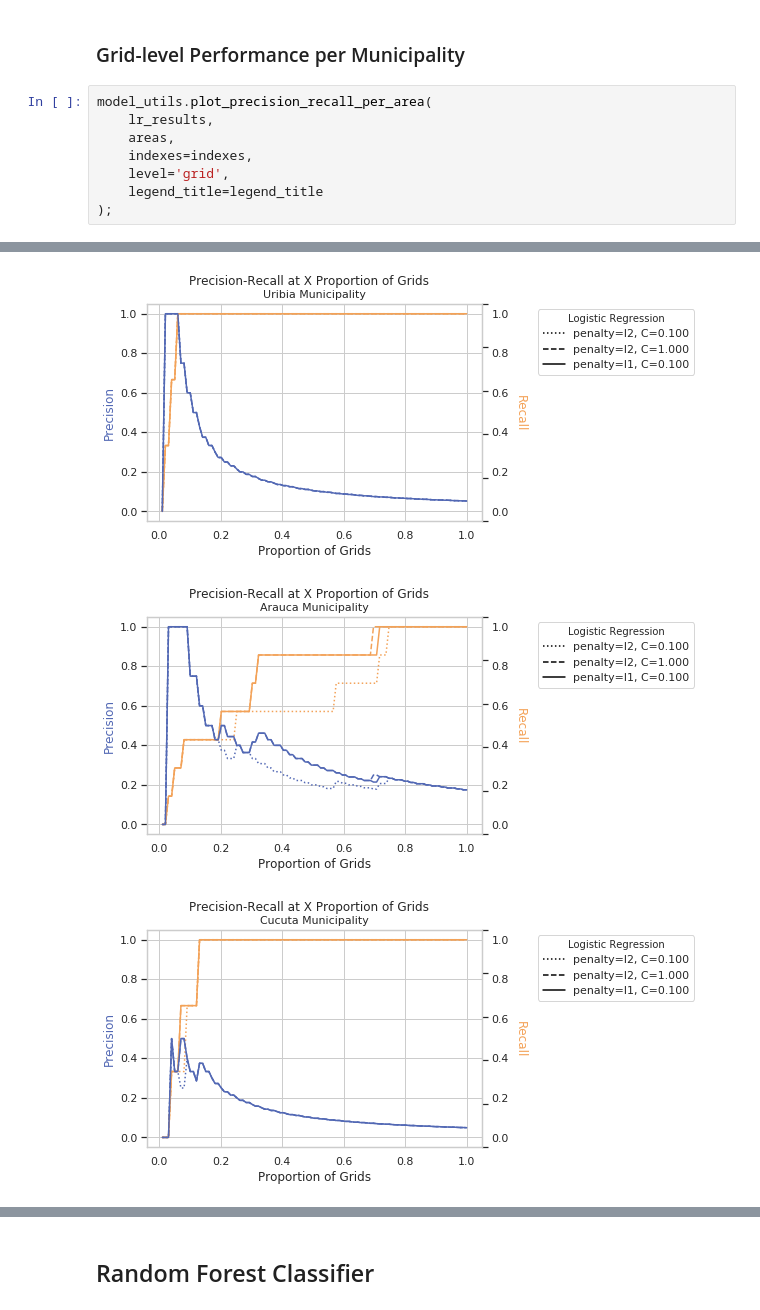
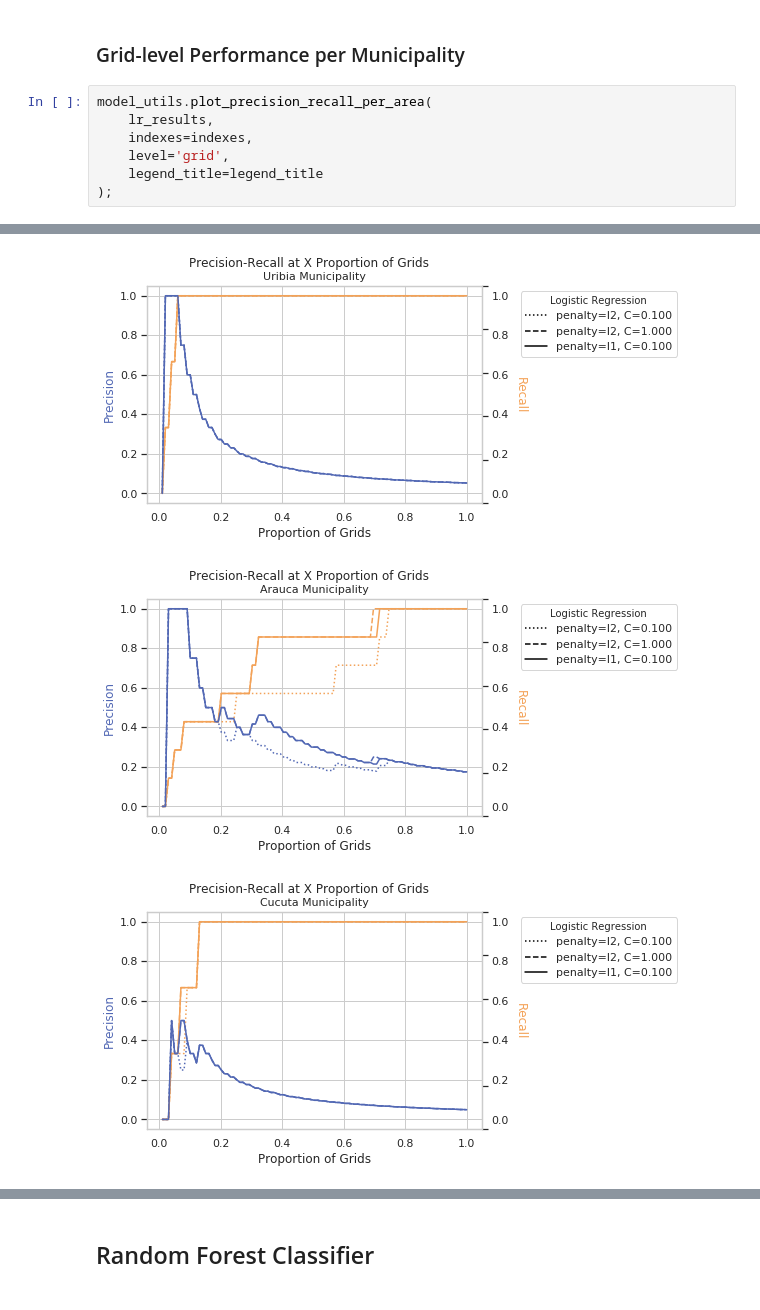
Before and after one commit to thinkingmachines/geoai-immap, a Jupyter notebook: notebooks/03b_Model_Optimization_30k.ipynb, the cells around one changed output, grey strips where cells are left out. Cells and saved outputs as stored; diff of their text form.

```diff
--- a/notebooks/03b_Model_Optimization_30k.ipynb
+++ b/notebooks/03b_Model_Optimization_30k.ipynb
@@ -168,7 +166,6 @@ model_utils.plot_precision_recall_per_area(
 # %%
 model_utils.plot_precision_recall_per_area(
     lr_results,
-    areas,
     indexes=indexes,
     level='grid',
     legend_title=legend_title
@@ -179,3 +176,3 @@ model_utils.plot_precision_recall_per_area(
-[figure, old version]
+[figure, new version]
-[figure, old version]
+[figure, new version]
-[figure, old version]
+[figure, new version]
```
Also changed, not shown: parts of 9 cells of this notebook, 4 other files.
